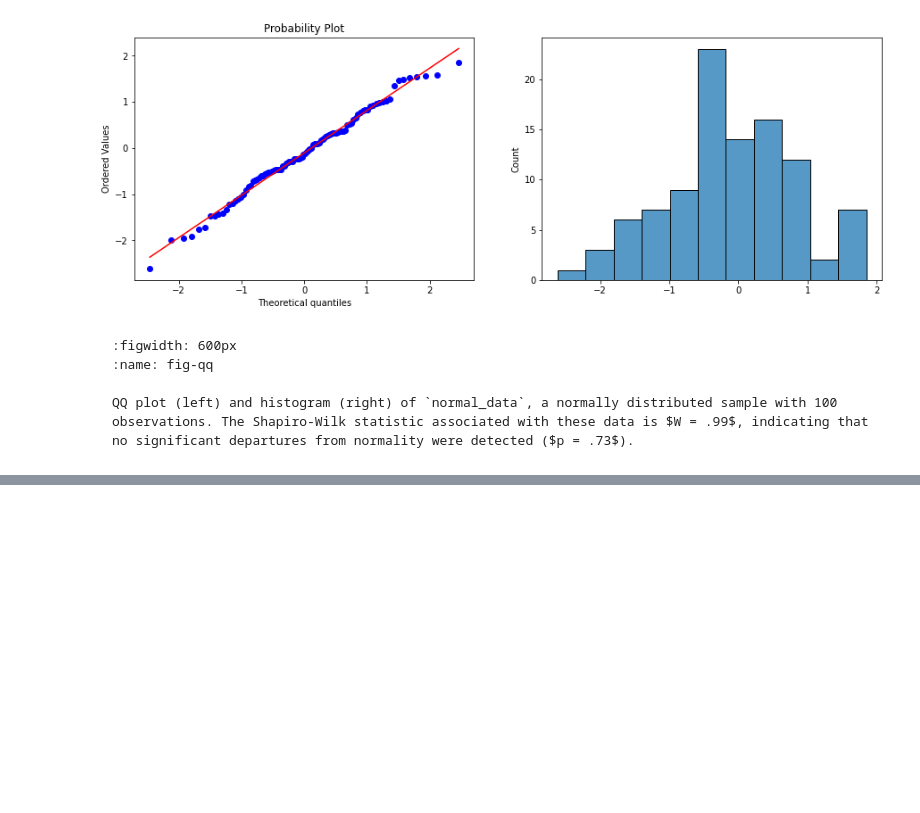
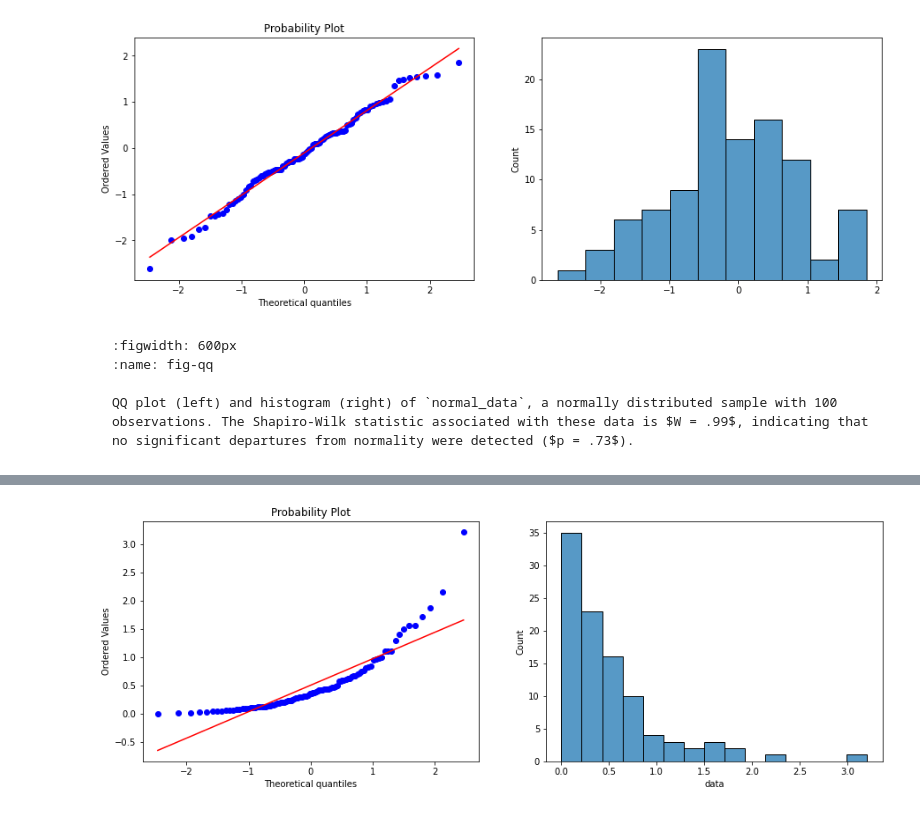
Before and after one commit to ethanweed/pythonbook, a Jupyter notebook: Chapters/05.02-ttest.ipynb, the cells around one changed output, grey strips where cells are left out. Cells and saved outputs as stored; diff of their text form; code cells hidden in the pictures; blank space fills up the shorter version.

```diff
--- a/Chapters/05.02-ttest.ipynb
+++ b/Chapters/05.02-ttest.ipynb
@@ -1362,0 +1324,11 @@ qqnorm( y = normal.data )        # draw the QQ plot
+# %%
+df = pd.read_csv("https://raw.githubusercontent.com/ethanweed/pythonbook/main/Data/skewed_data.csv")
+
+fig, (ax1, ax2) = plt.subplots(1, 2, figsize=(15, 5))
+
+qq = probplot(df['data'], dist="norm", plot = ax1)
+hist = sns.histplot(df['data'], axes=ax2)
+
+glue("qqskew_fig", ax, display=False)
+# %% [output]
+[figure, added]
```
Also changed, not shown: parts of 16 cells of this notebook, 27 other files.
